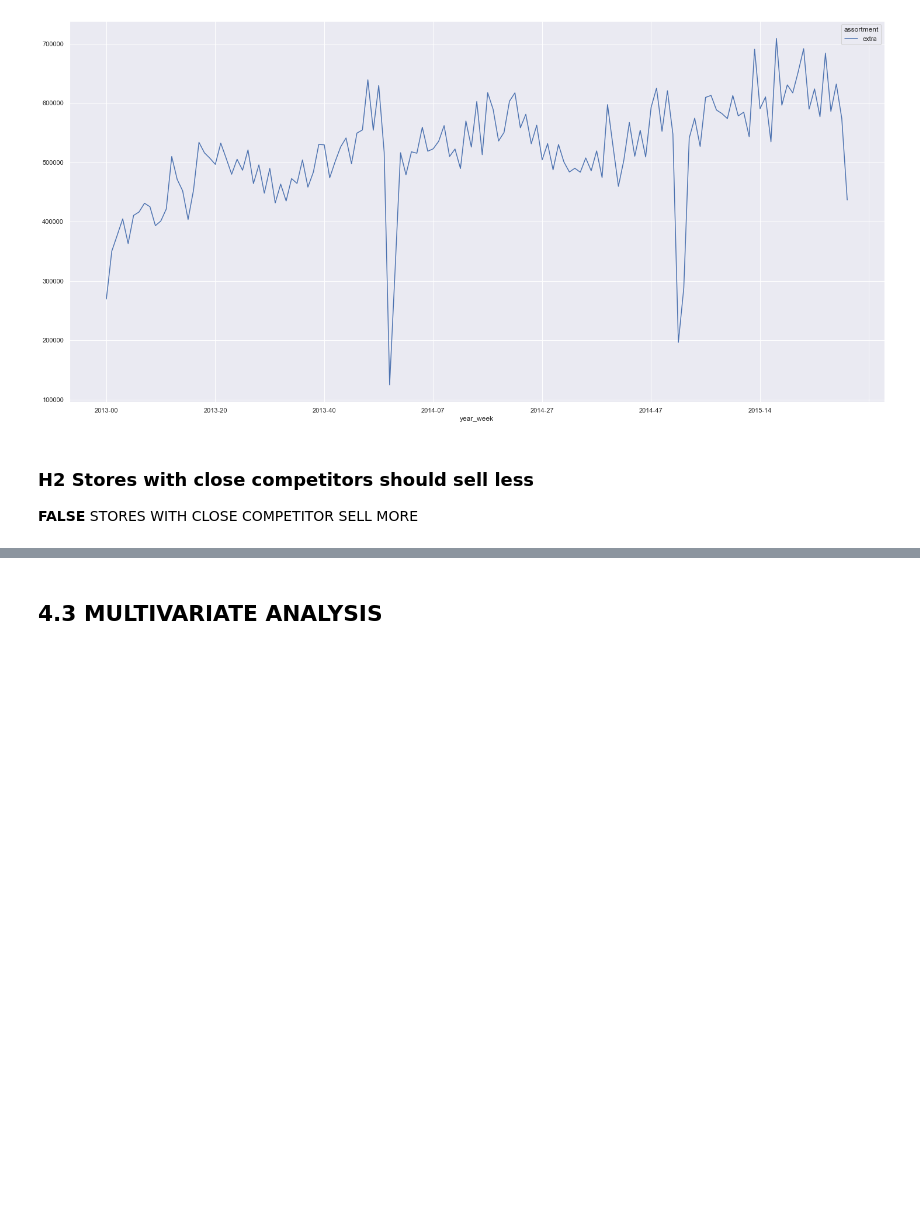
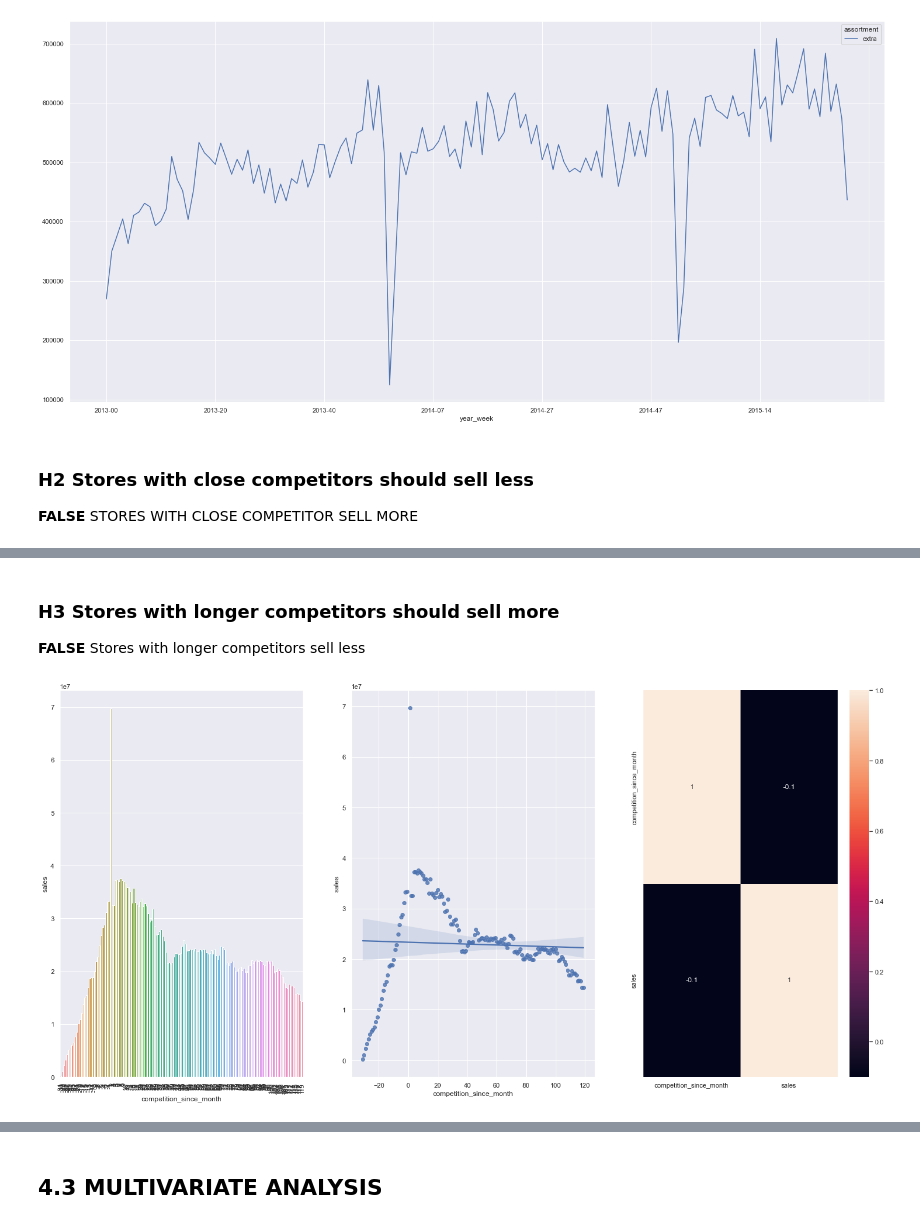
Before and after one commit to 70HNM4C13L/rossmann_store_sales, a Jupyter notebook: m04_01_store-sales_predction.ipynb, the cells around one changed output, grey strips where cells are left out. Drawn from its saved outputs; the diff is of its cells as text; code cells hidden in the pictures; blank space fills up the shorter version.

```diff
--- a/m04_01_store-sales_predction.ipynb
+++ b/m04_01_store-sales_predction.ipynb
@@ -428,0 +424,16 @@ sns.heatmap(aux1.corr(method= 'pearson'), annot= True);
+# %% [markdown]
+### **H3** Stores with longer competitors should sell more
+**FALSE** Stores with longer competitors sell less
+# %%
+aux1 = df4[['competition_since_month',
+              'sales']].groupby('competition_since_month').sum().reset_index()
+aux2 = aux1[(aux1['competition_since_month'] < 120) & (aux1['competition_since_month'] != 0)]
+plt.subplot(1,3,1);
+sns.barplot(x='competition_since_month', y='sales', data=aux2);
+plt.xticks(rotation=90);
+plt.subplot(1,3,2)
+sns.regplot(x='competition_since_month', y='sales', data=aux2);
+plt.subplot(1,3,3)
+sns.heatmap(aux1.corr(method = 'pearson'), annot= True);
+# %% [output]
+[figure, added]
```
Also changed, not shown: parts of 19 cells of this notebook.
